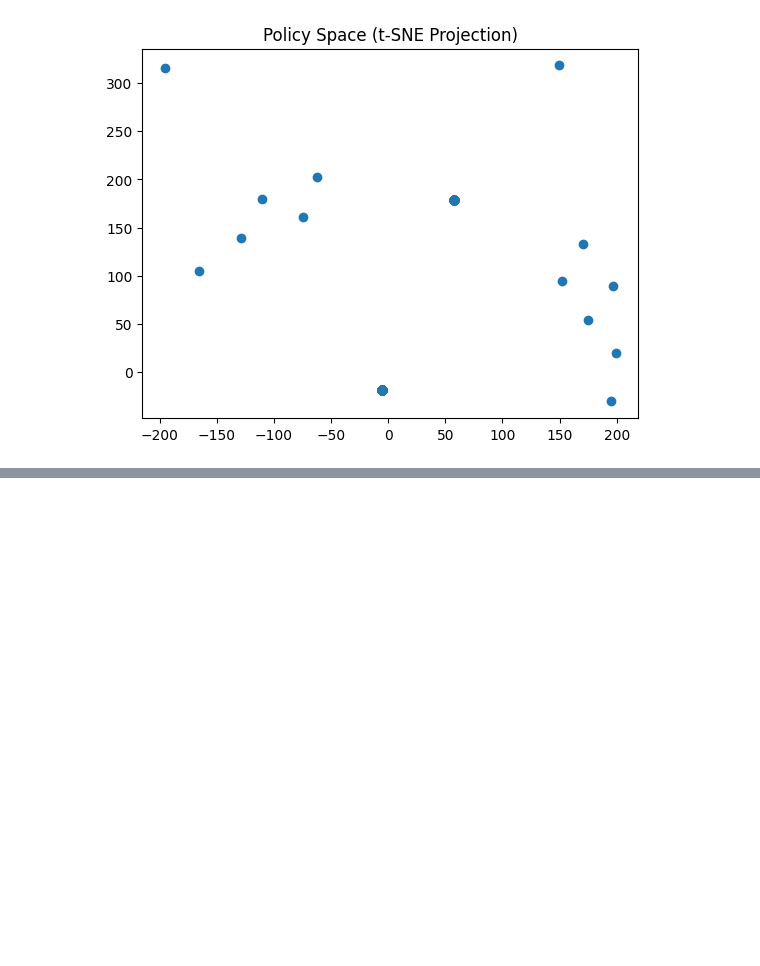
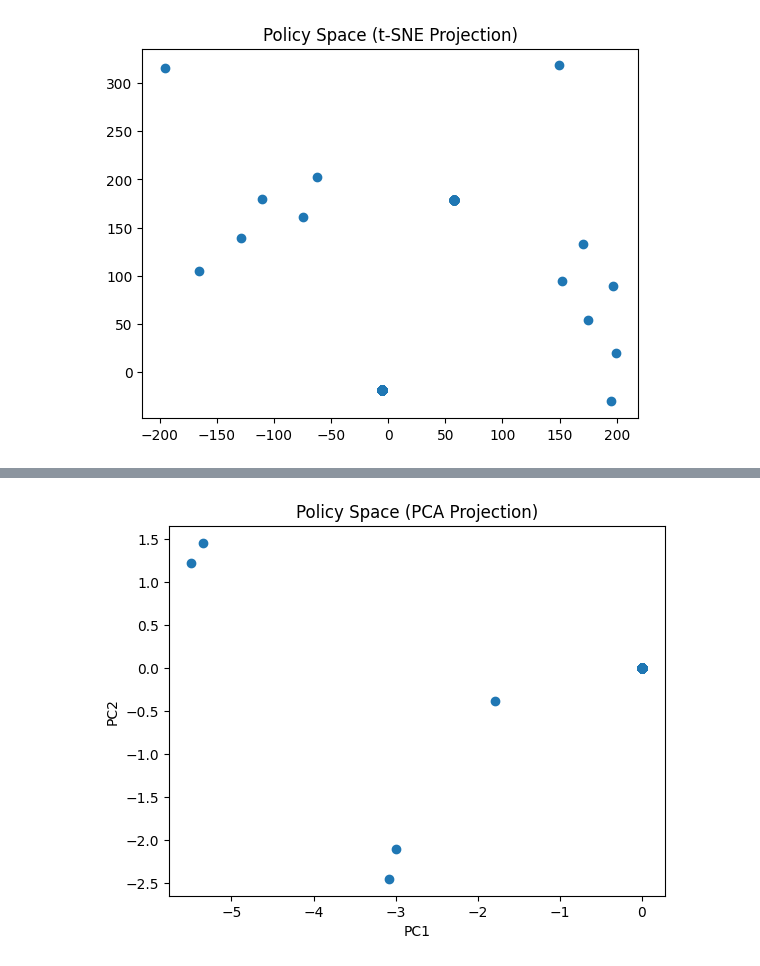
Before and after one commit to rhoP/RL, a Jupyter notebook: exps/scratch/ps_vis.ipynb, the cells around one changed output, grey strips where cells are left out. Drawn from its saved outputs; the diff is of its cells as text; code cells hidden in the pictures; blank space fills up the shorter version.

```diff
--- a/exps/scratch/ps_vis.ipynb
+++ b/exps/scratch/ps_vis.ipynb
@@ -180,0 +250,24 @@ Text(0.5, 1.0, 'Policy Space (t-SNE Projection)')
+# %%
+succ_policy_vecs = []
+
+for i in succ_inds:
+    # Load parameters into network
+    param_vector = param_hist[i]
+    hidden_size = net.hidden.weight.numel()
+    net.hidden.weight.data = torch.tensor(param_vector[:hidden_size].reshape(net.hidden.weight.shape), dtype=torch.float32)
+    net.output.weight.data = torch.tensor(param_vector[hidden_size:].reshape(net.output.weight.shape), dtype=torch.float32)
+
+    # Get policy outputs
+    policy_output = get_policy_outputs(net, env)
+    succ_policy_vecs.append(policy_output.flatten())
+# %%
+pca = PCA(n_components=2)
+X_pca = pca.fit_transform(np.asarray(succ_policy_vecs))
+
+plt.scatter(X_pca[:, 0], X_pca[:, 1])
+plt.title("Policy Space (PCA Projection)")
+plt.xlabel("PC1")
+plt.ylabel("PC2")
+plt.show()
+# %% [output]
+[figure, added]
```
Also changed, not shown: parts of 9 cells of this notebook.
